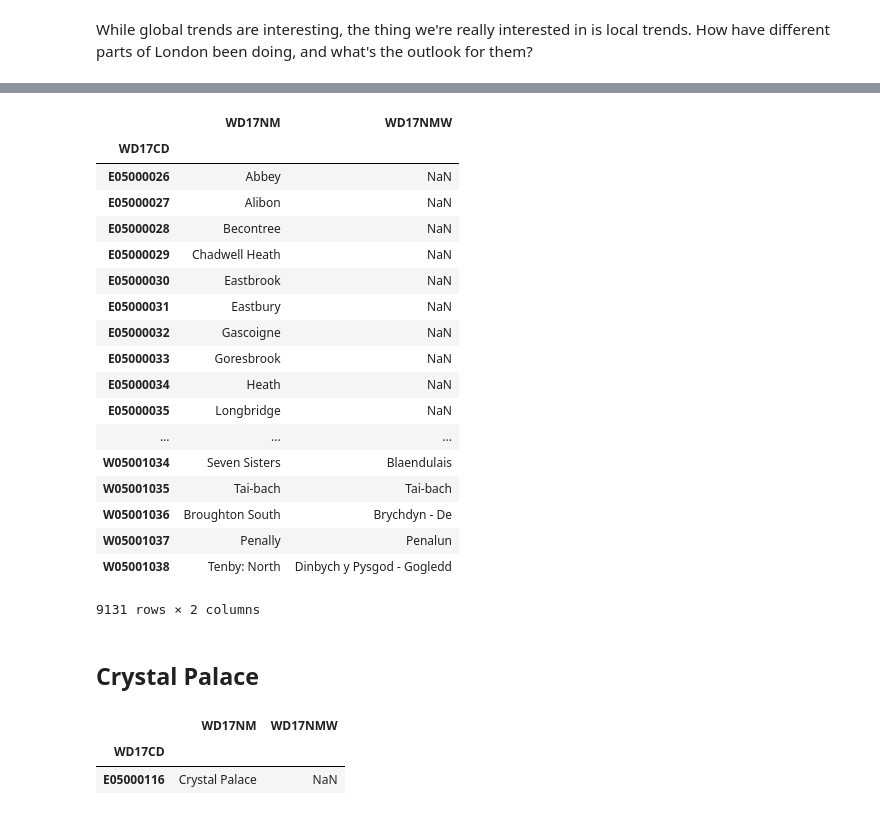
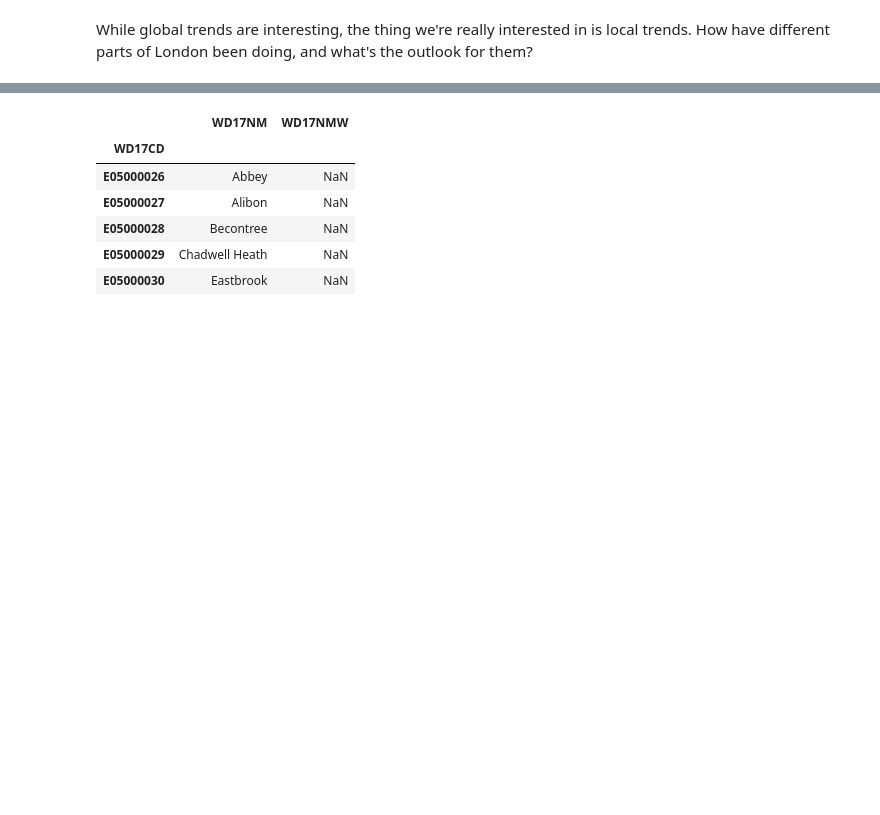
Before and after one commit to hnarayanan/homepricer, a Jupyter notebook: sandbox/notebooks/Exploratory Analysis.ipynb, the cells around one changed output, grey strips where cells are left out. Drawn from its saved outputs; the diff is of its cells as text; code cells hidden in the pictures; blank space fills up the shorter version.

```diff
--- a/sandbox/notebooks/Exploratory Analysis.ipynb
+++ b/sandbox/notebooks/Exploratory Analysis.ipynb
@@ -134,23 +144,11 @@ postcode_locations = pd.read_csv('../../data/NSPL_FEB_2018_UK.csv').set_index('p
 # %%
 wards = pd.read_csv('../../data/Ward names and codes UK as at 12_17.txt', sep='\t', encoding='latin-1').set_index('WD17CD')
-wards
+wards.head()
 # %% [output]
 |  | WD17NM | WD17NMW |
 | WD17CD |  |  |
 | E05000026 | Abbey | NaN |
 | E05000027 | Alibon | NaN |
 | E05000028 | Becontree | NaN |
 | E05000029 | Chadwell Heath | NaN |
 | E05000030 | Eastbrook | NaN |
-| E05000031 | Eastbury | NaN |
-| E05000032 | Gascoigne | NaN |
-| E05000033 | Goresbrook | NaN |
-| E05000034 | Heath | NaN |
-| E05000035 | Longbridge | NaN |
-| ... | ... | ... |
-| W05001034 | Seven Sisters | Blaendulais |
-| W05001035 | Tai-bach | Tai-bach |
-| W05001036 | Broughton South | Brychdyn - De |
-| W05001037 | Penally | Penalun |
-| W05001038 | Tenby: North | Dinbych y Pysgod - Gogledd |
-9131 rows × 2 columns
@@ -163,8 +154,0 @@ wards
-# %% [markdown]
-## Crystal Palace
-# %%
-wards[wards['WD17NM'] == 'Crystal Palace']
-# %% [output]
-|  | WD17NM | WD17NMW |
-| WD17CD |  |  |
-| E05000116 | Crystal Palace | NaN |
```
Also changed, not shown: parts of 26 cells of this notebook, 1 other file.
